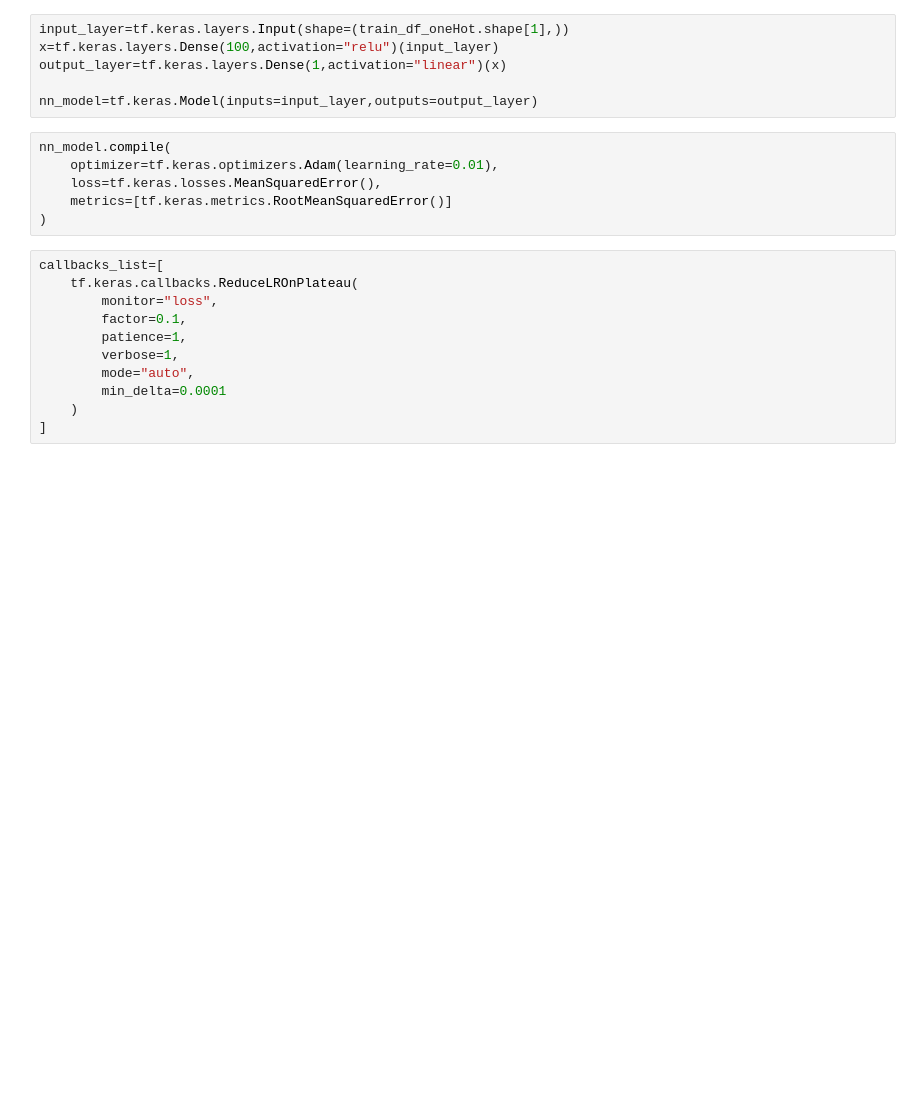
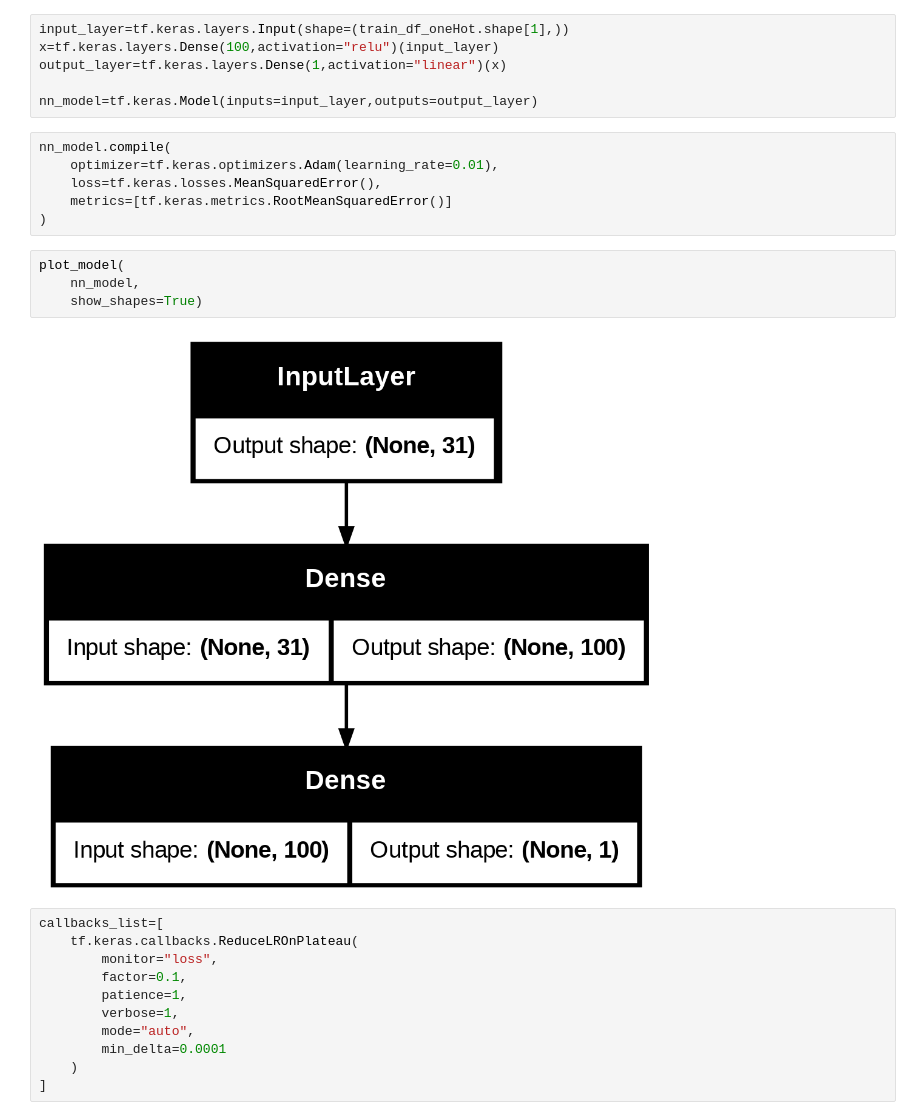
Before and after one commit to Srikumar-A/Student_Scores, a Jupyter notebook: main.ipynb, the cells around one changed output. Saved outputs shown, nothing was run; the diff lists cells and outputs as text; blank space fills up the shorter version.

```diff
--- a/main.ipynb
+++ b/main.ipynb
@@ -414,6 +438,12 @@ nn_model.compile(
     loss=tf.keras.losses.MeanSquaredError(),
     metrics=[tf.keras.metrics.RootMeanSquaredError()]
 )
+# %%
+plot_model(
+    nn_model,
+    show_shapes=True)
+# %% [output]
+[figure, added]
 # %%
 callbacks_list=[
     tf.keras.callbacks.ReduceLROnPlateau(
```
Also changed, not shown: parts of 53 cells of this notebook.
